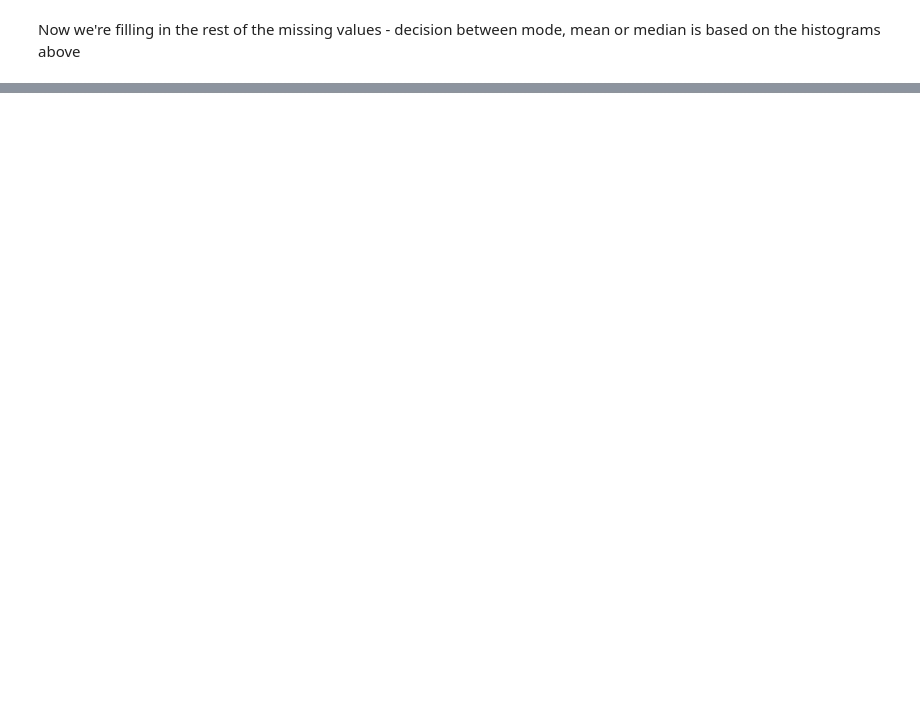
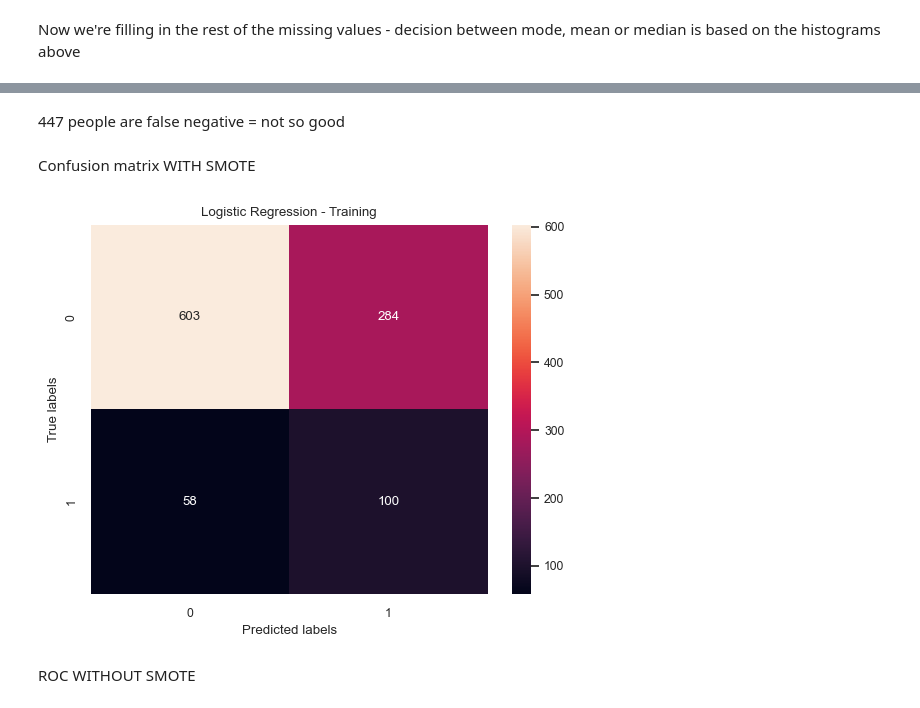
Before and after one commit to heddaenger/Bigdatamanagement, a Jupyter notebook: CHD Exam Project.ipynb, the cells around one changed output, grey strips where cells are left out. Cells and saved outputs as stored; diff of their text form; code cells hidden in the pictures; blank space fills up the shorter version.

```diff
--- a/CHD Exam Project.ipynb
+++ b/CHD Exam Project.ipynb
@@ -641,0 +511,15 @@ print("Accuracy on training set: {:.3f}".format(decisionTree.score(X, y)))
+# %% [markdown]
+447 people are false negative = not so good
+# %% [markdown]
+Confusion matrix WITH SMOTE
+# %%
+cm2 = confusion_matrix(y_test,log_reg_sm.predict(X_test))
+ax= plt.subplot()
+sns.heatmap(cm2,annot=True, ax = ax, fmt='d')
+ax.set_xlabel('Predicted labels');ax.set_ylabel('True labels');
+ax.set_title('Logistic Regression - Training');
+ax.xaxis.set_ticklabels(['0', '1']); ax.yaxis.set_ticklabels(['0', '1']);
+# %% [output]
+[figure, added]
+# %% [markdown]
+ROC WITHOUT SMOTE
```
Also changed, not shown: parts of 100 cells of this notebook.
